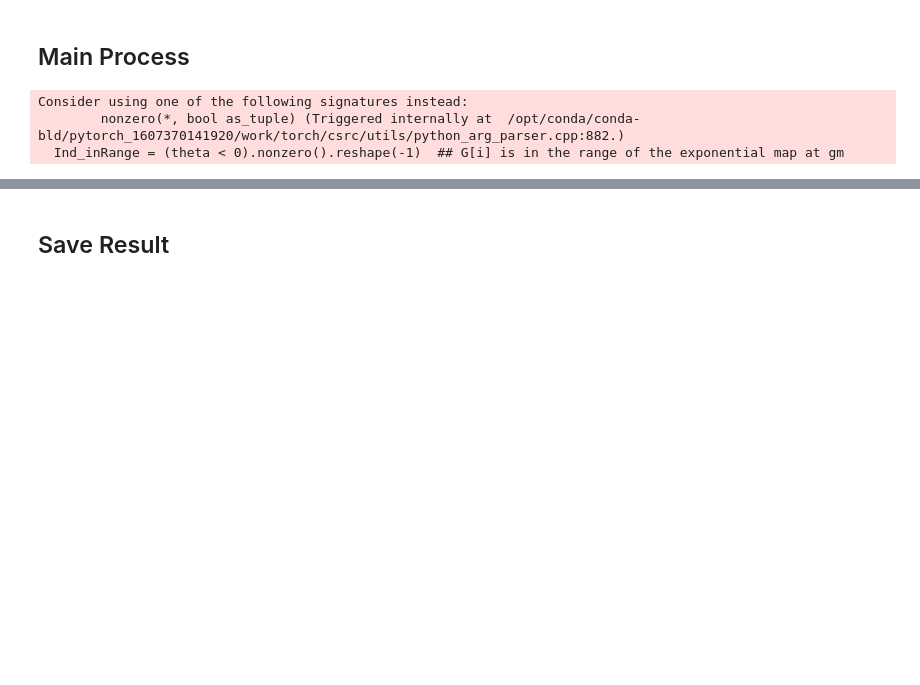
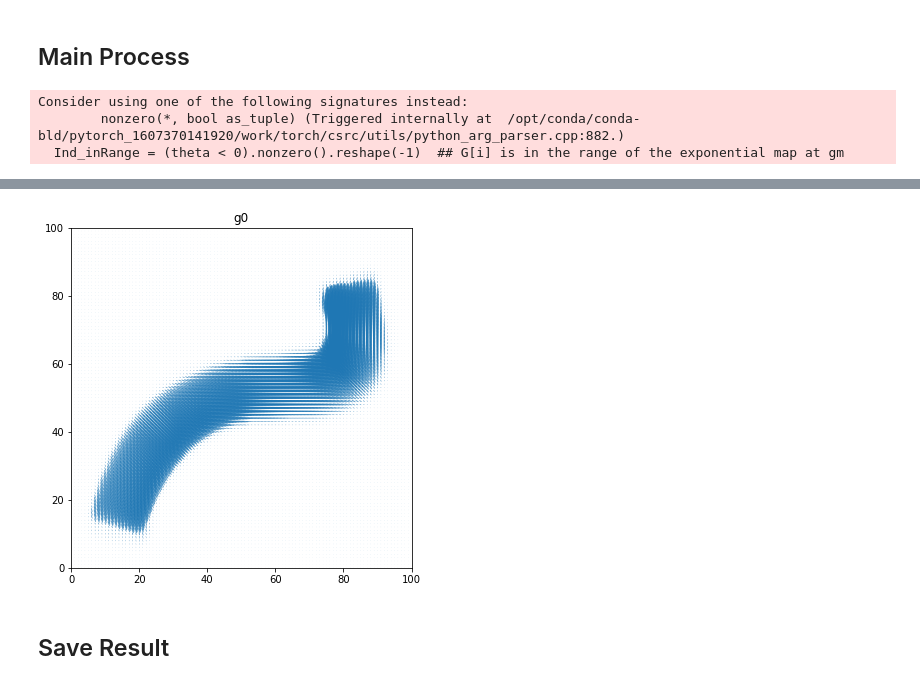
Before and after one commit to aarentai/Atlas-Building-2D, a Jupyter notebook: CubicAtlasBuilding2D.ipynb, the cells around one changed output, grey strips where cells are left out. Saved outputs shown, nothing was run; the diff lists cells and outputs as text; code cells hidden in the pictures; blank space fills up the shorter version.

```diff
--- a/CubicAtlasBuilding2D.ipynb
+++ b/CubicAtlasBuilding2D.ipynb
@@ -242,14 +268,16 @@ Consider using one of the following signatures instead:
 # %%
-# show_2d_tensors(atlas, scale=1e3, title="g0", margin=0.05, dpi=20)
+show_2d_tensors(atlas, scale=1e3, title="g0", margin=0.05, dpi=20)
 
 # tl = torch.from_numpy(sitk.GetArrayFromImage(sitk.ReadImage('orig_result.nhdr'))).double().permute(2,1,0)
 # tm = torch.zeros(height,width,2,2,dtype=torch.double)
 # tm[:,:,0,0] = tl[0]
 # tm[:,:,0,1] = tl[1]
 # tm[:,:,1,0] = tl[1]
 # tm[:,:,1,1] = tl[2]
 
 # print(torch.norm((tm-atlas)/atlas))
+# %% [output]
+[figure, added]
 # %% [markdown]
 ## Save Result
 # %%
```
Also changed, not shown: parts of 4 cells of this notebook, 4 other files.
